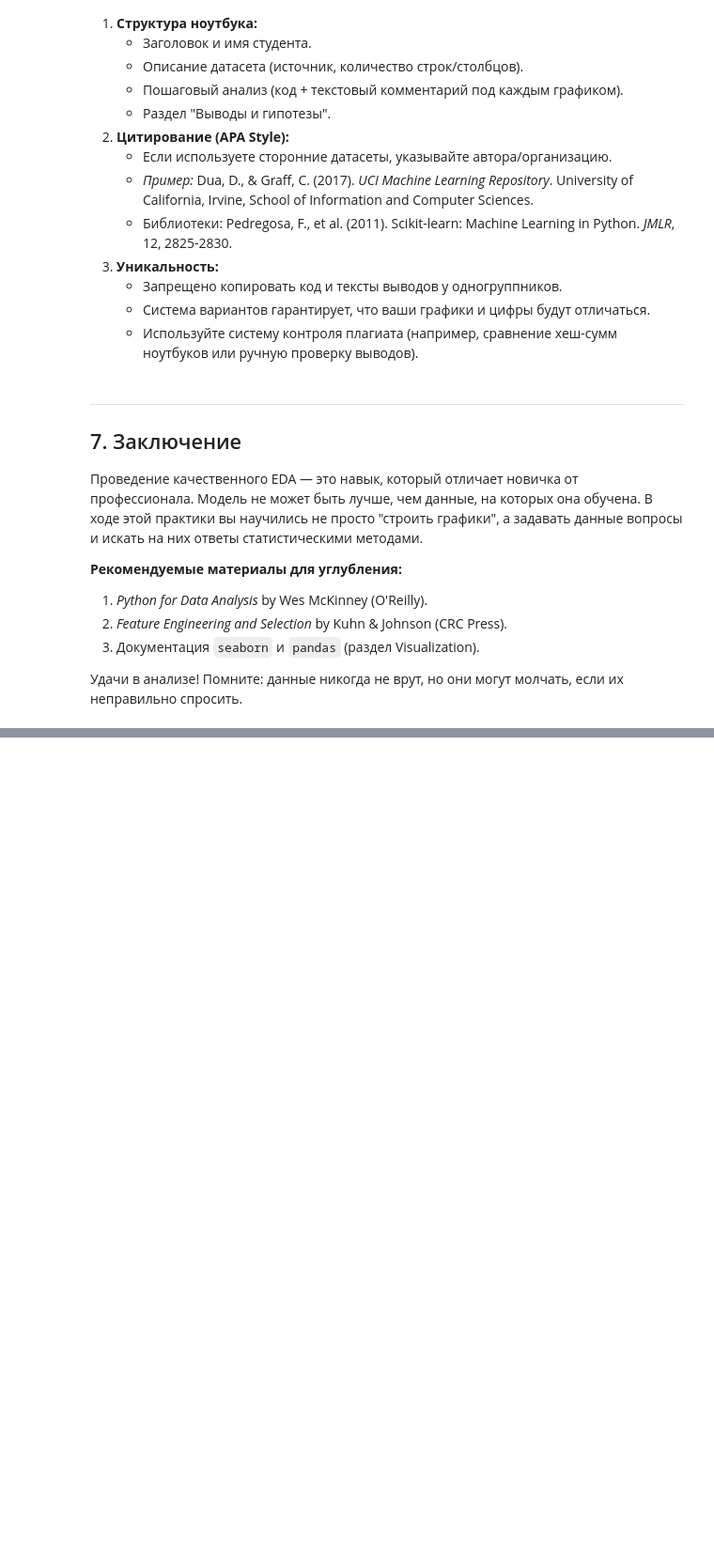
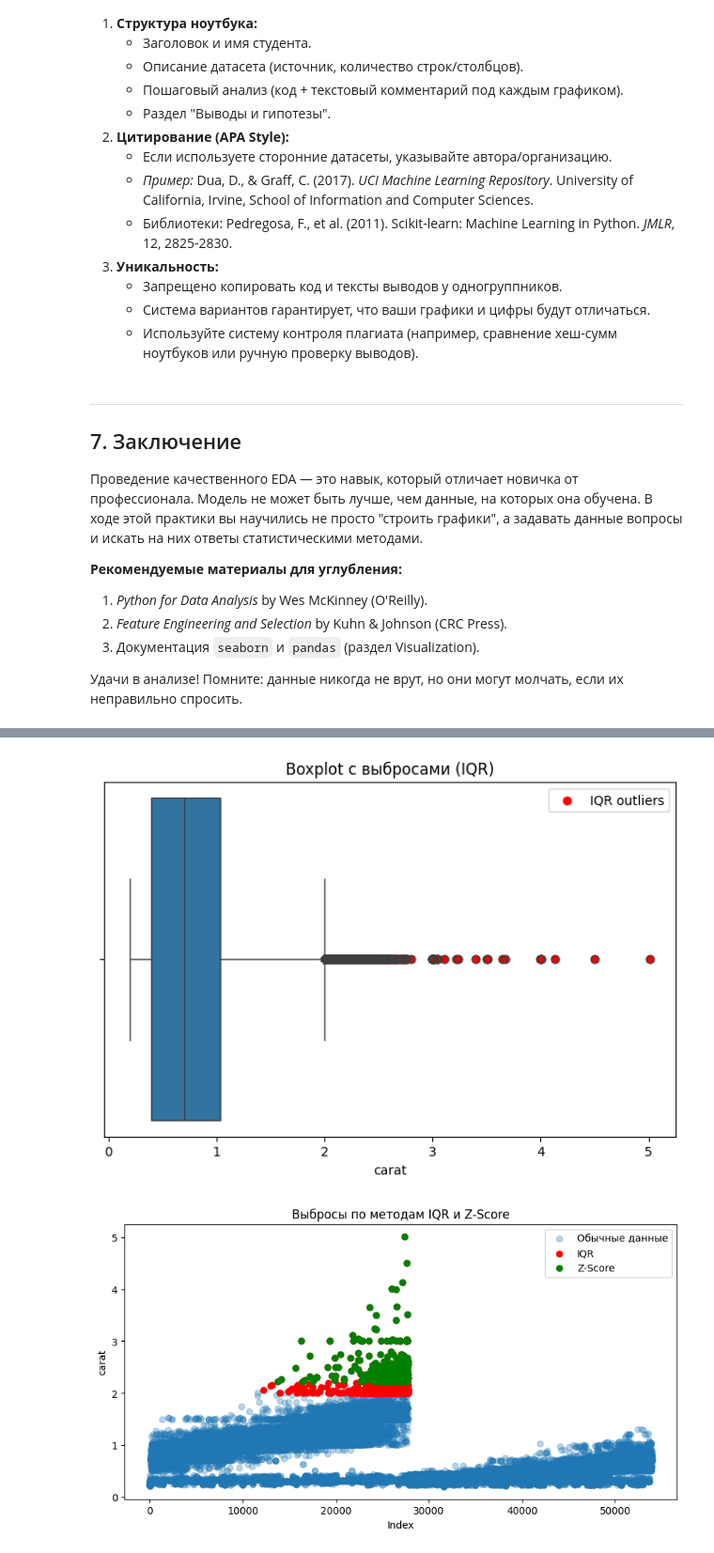
Before and after one commit to kubenet/ML_course, a Jupyter notebook: Pract2/ML_Практика_2_Морозов.ipynb, the cells around one changed output, grey strips where cells are left out. Shown at 94% size. Drawn from its saved outputs; the diff is of its cells as text; code cells hidden in the pictures; blank space fills up the shorter version.

```diff
--- a/Pract2/ML_Практика_2_Морозов.ipynb
+++ b/Pract2/ML_Практика_2_Морозов.ipynb
@@ -764,0 +755,73 @@ Z-Score: 0.81% выбросов
+# %%
+# Корреляция с price
+corr = diamonds.corr(numeric_only=True)['price'].sort_values(ascending=False)
+print(corr)
+
+# Метод IQR
+feature = 'carat'
+
+Q1 = diamonds[feature].quantile(0.25)
+Q3 = diamonds[feature].quantile(0.75)
+IQR = Q3 - Q1
+
+lower_iqr = Q1 - 1.5 * IQR
+upper_iqr = Q3 + 1.5 * IQR
+
+outliers_iqr = diamonds[(diamonds[feature] < lower_iqr) |
+                         (diamonds[feature] > upper_iqr)]
+
+print("IQR выбросов:", len(outliers_iqr))
+
+# Метод Z_Score
+from scipy import stats
+
+z_scores = np.abs(stats.zscore(diamonds[feature]))
+outliers_z = diamonds[z_scores > 3]
+
+print("Z-Score выбросов:", len(outliers_z))
+
+total = len(diamonds)
+
+percent_iqr = len(outliers_iqr) / total * 100
+percent_z = len(outliers_z) / total * 100
+
+print(f"IQR: {percent_iqr:.2f}% выбросов")
+print(f"Z-Score: {percent_z:.2f}% выбросов")
+
+# Boxplot
+plt.figure(figsize=(8,5))
+sns.boxplot(x=diamonds[feature])
+
+plt.scatter(outliers_iqr[feature],
+            np.zeros(len(outliers_iqr)),
+            color='red',
+            label='IQR outliers')
+
+plt.title("Boxplot с выбросами (IQR)")
+plt.legend()
+plt.show()
+
+# Scatterplot
+plt.figure(figsize=(10,5))
+
+plt.scatter(diamonds.index,
+            diamonds[feature],
+            alpha=0.3,
+            label='Обычные данные')
+
+plt.scatter(outliers_iqr.index,
+            outliers_iqr[feature],
+            color='red',
+            label='IQR')
+
+plt.scatter(outliers_z.index,
+            outliers_z[feature],
+            color='green',
+            label='Z-Score')
+
+plt.xlabel('Index')
+plt.ylabel(feature)
+plt.title('Выбросы по методам IQR и Z-Score')
+plt.legend()
+plt.show()
+# %% [output]
@@ -764,0 +841,2 @@ Z-Score: 0.81% выбросов
+[figure, added]
+[figure, added]
```
Also changed, not shown: parts of 9 cells of this notebook.
